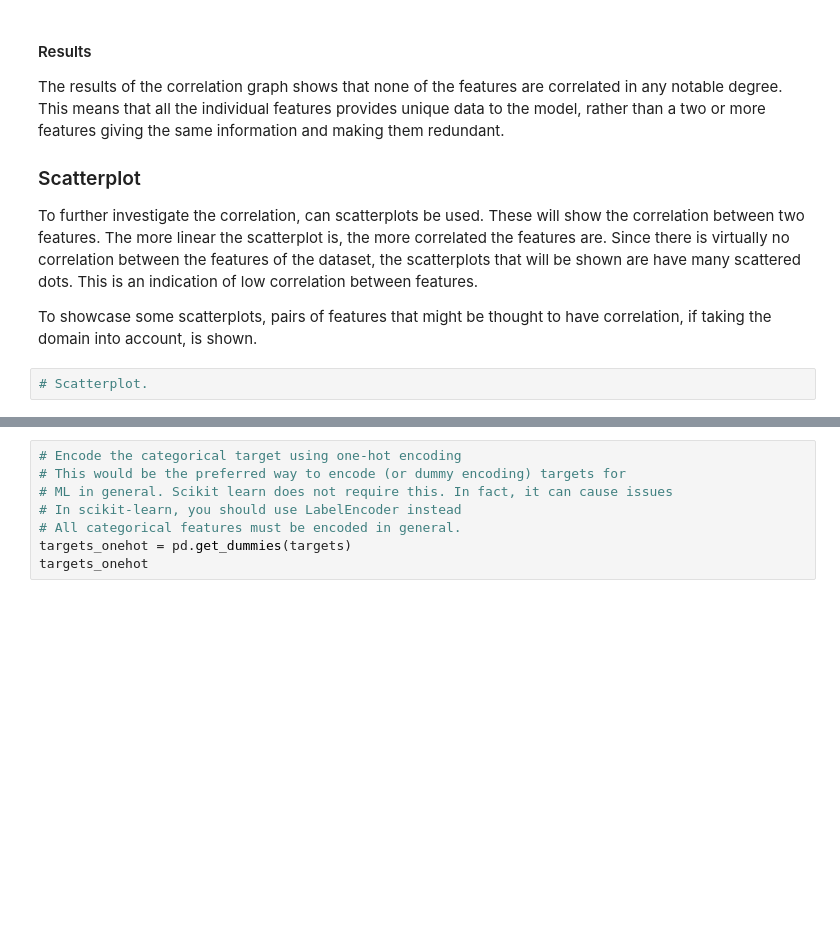
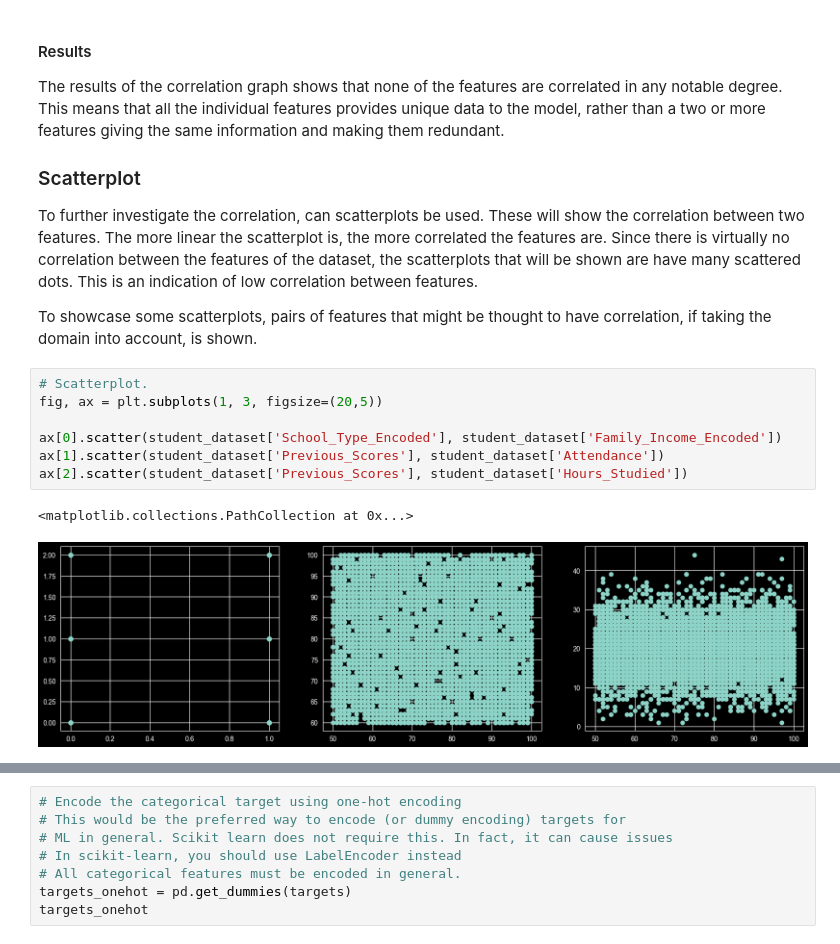
Before and after one commit to Wilbnil/Prakmas-2026, a Jupyter notebook: Oblig 1/Training and Evaluating Baseline Models.ipynb, the cells around one changed output, grey strips where cells are left out. Drawn from its saved outputs; the diff is of its cells as text; blank space fills up the shorter version.

```diff
--- a/Oblig 1/Training and Evaluating Baseline Models.ipynb
+++ b/Oblig 1/Training and Evaluating Baseline Models.ipynb
@@ -466,3 +464,11 @@ To further investigate the correlation, can scatterplots be used. These will sho
 To showcase some scatterplots, pairs of features that might be thought to have correlation, if taking the domain into account, is shown.
 # %%
 # Scatterplot.
+fig, ax = plt.subplots(1, 3, figsize=(20,5))
+
+ax[0].scatter(student_dataset['School_Type_Encoded'], student_dataset['Family_Income_Encoded'])
+ax[1].scatter(student_dataset['Previous_Scores'], student_dataset['Attendance'])
+ax[2].scatter(student_dataset['Previous_Scores'], student_dataset['Hours_Studied'])
+# %% [output]
+<matplotlib.collections.PathCollection at 0x...>
+[figure, added]
```
Also changed, not shown: parts of 5 cells of this notebook.
